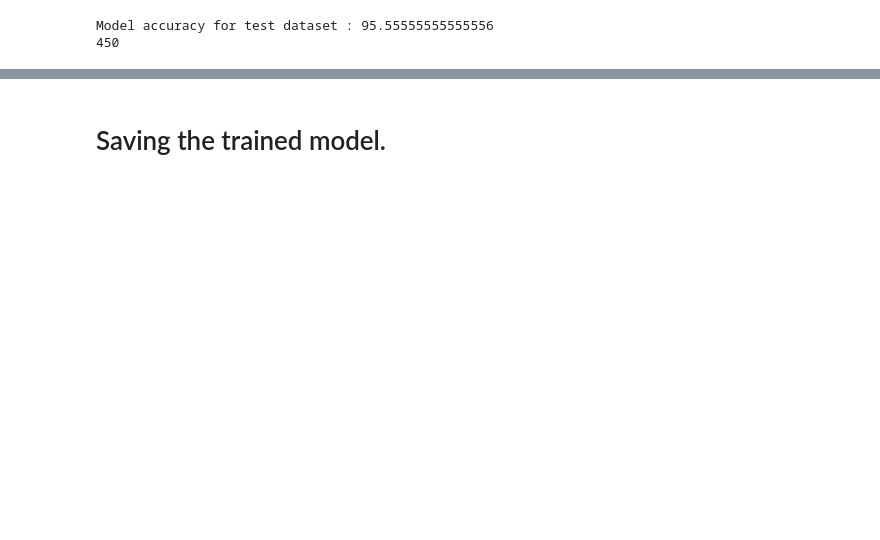
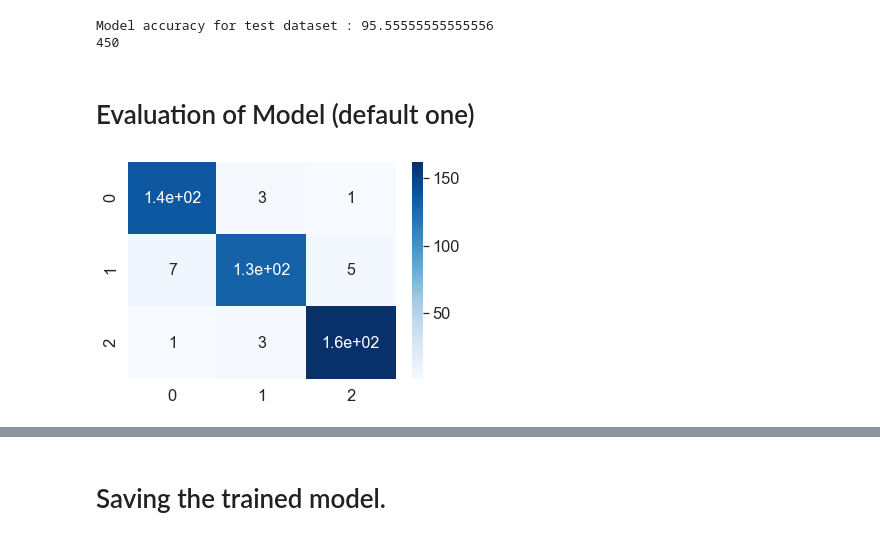
Before and after one commit to zapouria/COMP-6721-AI-Project, a Jupyter notebook: AI project phase1.ipynb, the cells around one changed output, grey strips where cells are left out. Saved outputs shown, nothing was run; the diff lists cells and outputs as text; code cells hidden in the pictures; blank space fills up the shorter version.

```diff
--- a/AI project phase1.ipynb
+++ b/AI project phase1.ipynb
@@ -71,3 +71,20 @@ print(len(te_ds))
 # %% [output]
 Model accuracy for test dataset : 95.55555555555556
 450
+# %% [markdown]
+# Evaluation of Model (default one)
+# %%
+calc_model_weights, actual_results = next(iter(te_loader))
+model_net = exec_obj.network(calc_model_weights)
+pred_vals = torch.argmax(model_net, dim = 1)
+
+sb.set(font_scale=1.5)
+sb.heatmap(
+    confusion_matrix(actual_results.numpy(),pred_vals.numpy()),
+    annot=True,
+    annot_kws={"size": 16},
+    cmap="Blues"
+)
+plt.show()
+# %% [output]
+[figure, added]
```
Also changed, not shown: parts of 10 cells of this notebook, 1 other file.
